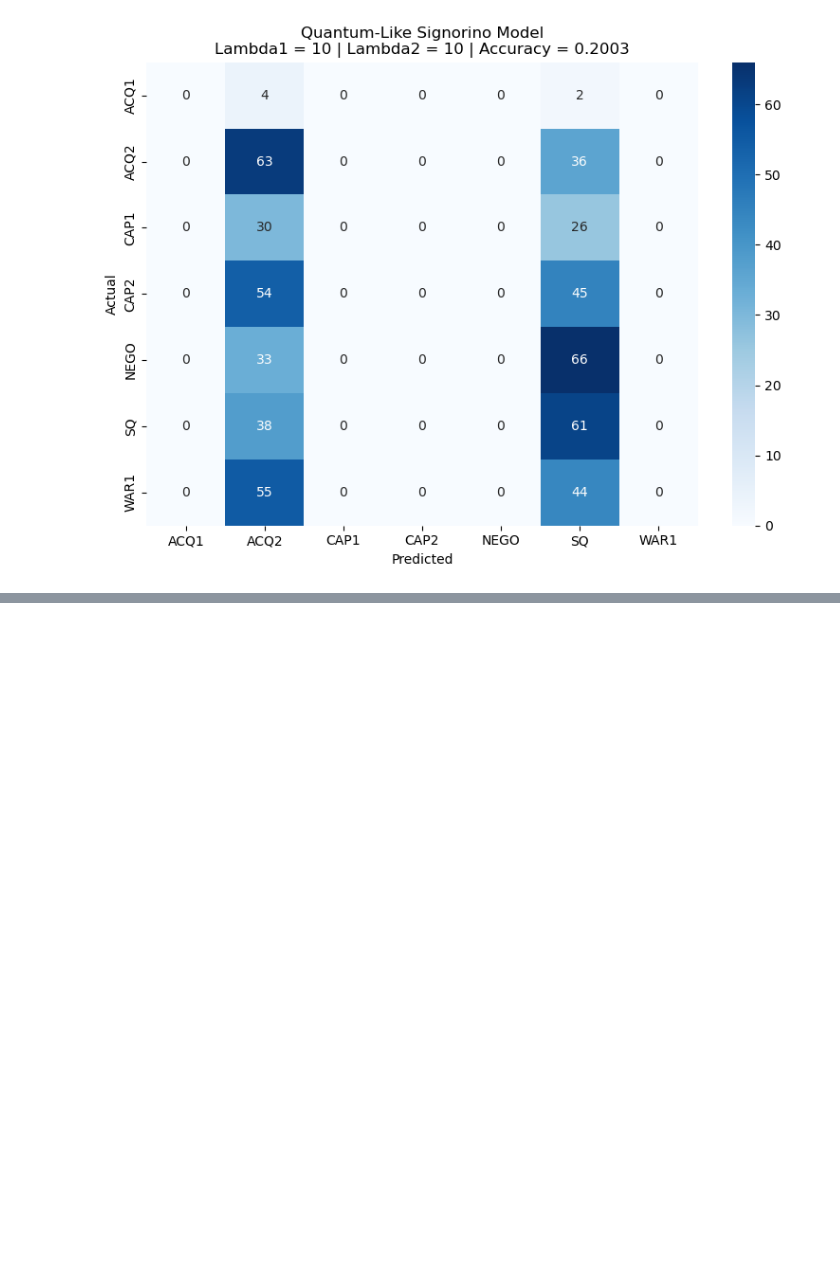
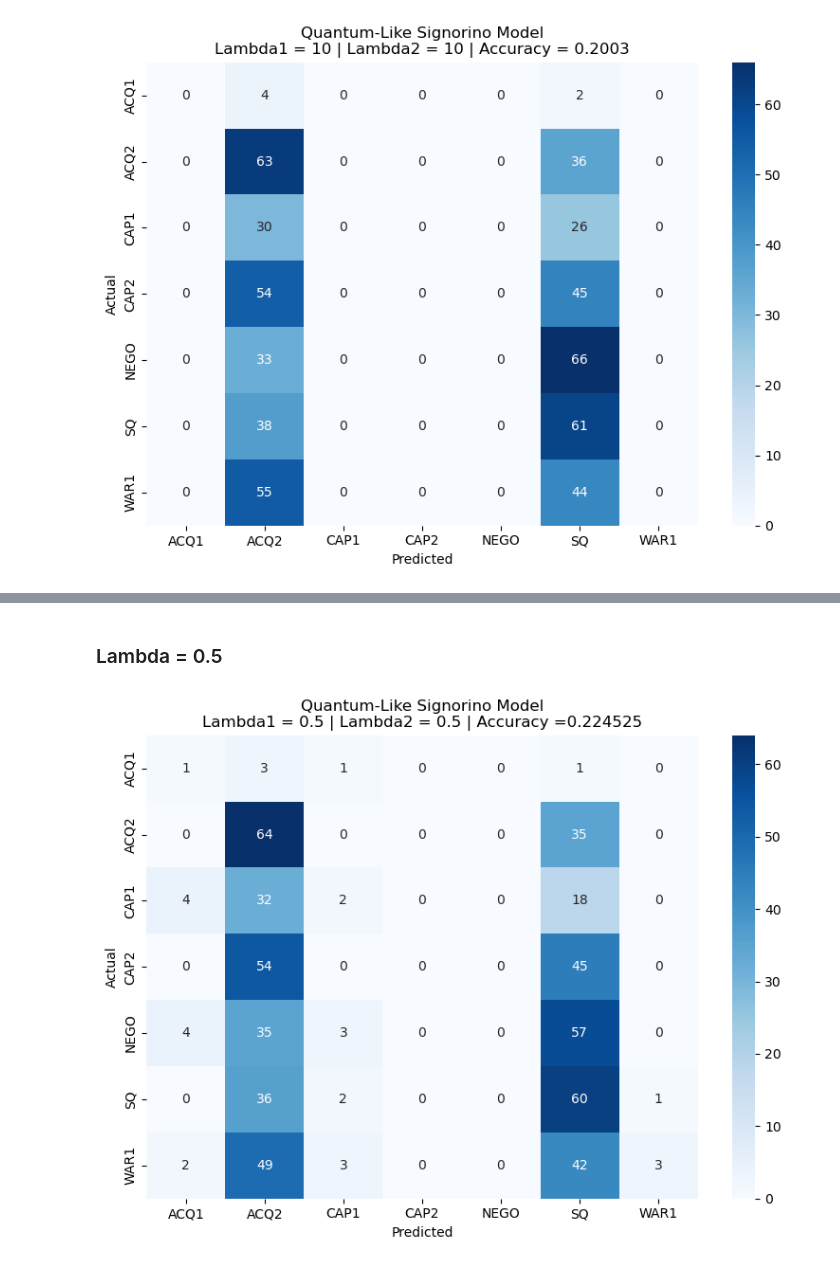
Before and after one commit to catarina-moreira/quantum_international_interaction_game, a Jupyter notebook: confusion_matrix_generator.ipynb, the cells around one changed output, grey strips where cells are left out. Cells and saved outputs as stored; diff of their text form; code cells hidden in the pictures; blank space fills up the shorter version.

```diff
--- a/confusion_matrix_generator.ipynb
+++ b/confusion_matrix_generator.ipynb
@@ -306,0 +363,27 @@ plt.show()
+# %% [markdown]
+### Lambda = 0.5
+# %%
+
+conf_matrix = np.array([
+[1, 3, 1, 0, 0, 1, 0],
+ [0, 64, 0, 0, 0, 35, 0],
+ [4, 32, 2, 0, 0, 18, 0],
+ [0, 54, 0, 0, 0, 45, 0],
+ [4, 35, 3, 0, 0, 57, 0],
+ [0, 36, 2, 0, 0, 60, 1],
+ [2, 49, 3, 0, 0, 42, 3]
+])
+
+labels = ['ACQ1', 'ACQ2', 'CAP1', 'CAP2', 'NEGO', 'SQ', 'WAR1']
+
+plt.figure(figsize=(8, 6))
+sns.heatmap(conf_matrix, annot=True, fmt='d', cmap='Blues',
+            xticklabels=labels, yticklabels=labels, cbar=True)
+
+plt.title("Quantum-Like Signorino Model\nLambda1 = 0.5 | Lambda2 = 0.5 | Accuracy =0.224525")
+plt.xlabel("Predicted")
+plt.ylabel("Actual")
+plt.tight_layout()
+plt.show()
+# %% [output]
+[figure, added]
```
Also changed, not shown: parts of 30 cells of this notebook, 27 other files.
